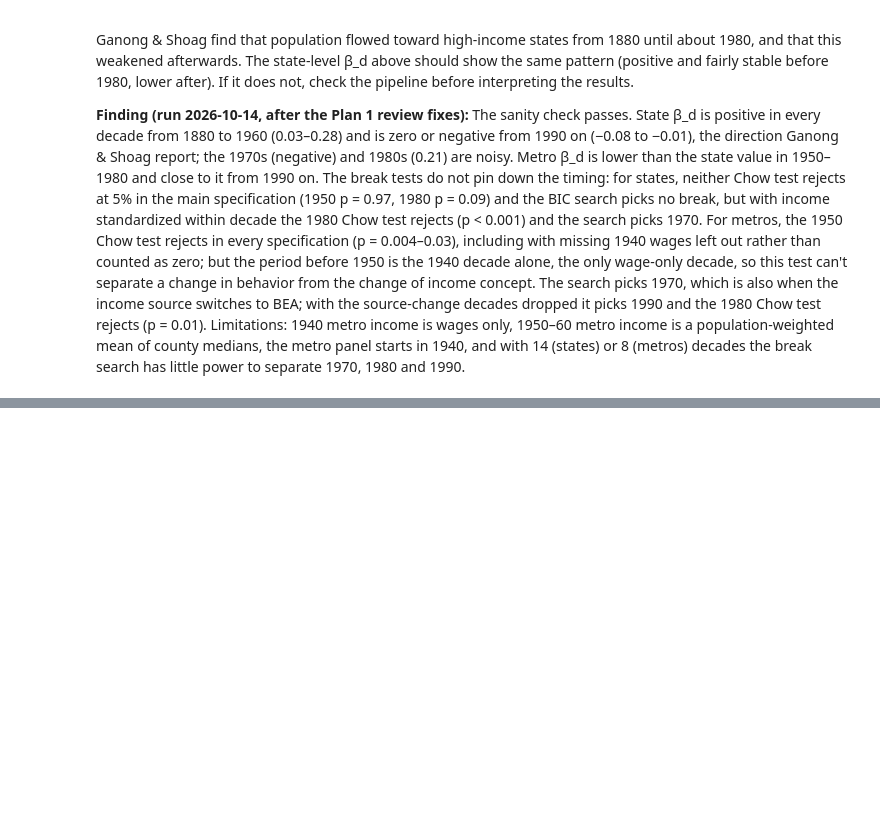
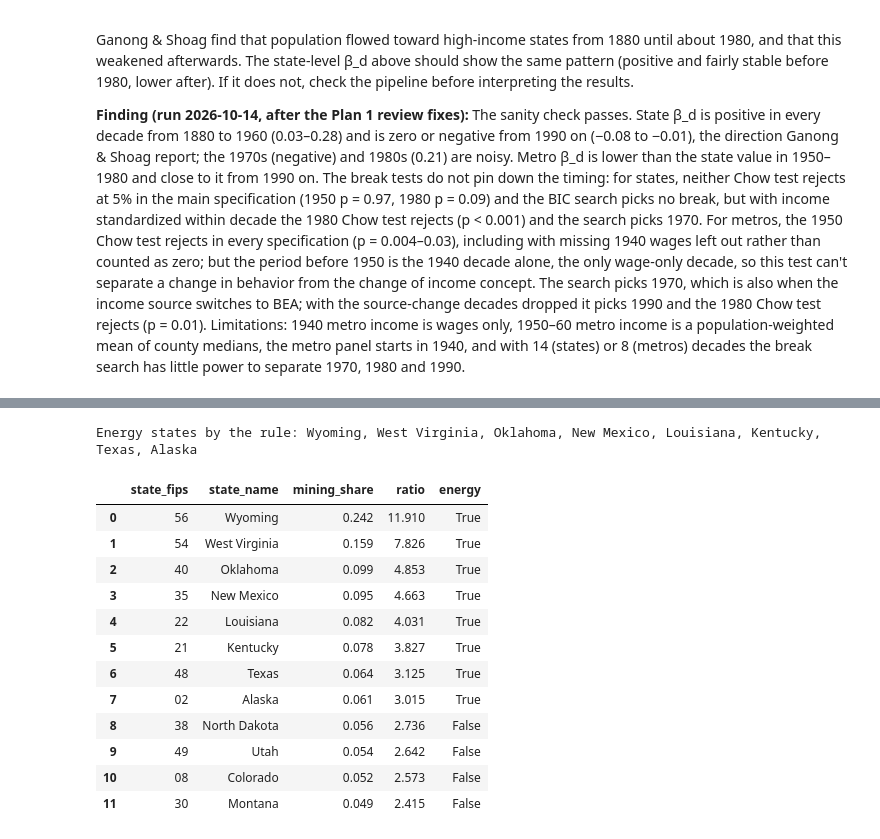
Before and after one commit to dime35/us-housing-crisis-analysis, a Jupyter notebook: notebooks/1.1-lr-us-structural-break.ipynb, the cells around one changed output, grey strips where cells are left out. Cells and saved outputs as stored; diff of their text form; code cells hidden in the pictures; blank space fills up the shorter version.

```diff
--- a/notebooks/1.1-lr-us-structural-break.ipynb
+++ b/notebooks/1.1-lr-us-structural-break.ipynb
@@ -121,0 +134,30 @@ pipeline before interpreting the results.
+# %%
+from us_housing_crisis_analysis import features
+from us_housing_crisis_analysis.config import (
+    ENERGY_STATES_HAND, INTERIM_DATA_DIR, RQ0B_ANNUAL_END, RQ0B_ANNUAL_METRO_START,
+    RQ0B_ANNUAL_STATE_START, WWII_GROWTH_YEARS,
+)
+from us_housing_crisis_analysis.modeling import annual_breaks as ab
+from us_housing_crisis_analysis.plots import MUTED, SERIES_COLORS, SERIES_MARKERS
+
+annual = {"states": pd.read_parquet(PROCESSED_DATA_DIR / "us_state_annual.parquet"),
+          "metros": pd.read_parquet(PROCESSED_DATA_DIR / "us_metro_annual.parquet")}
+energy = features.energy_states(pd.read_parquet(INTERIM_DATA_DIR / "bea.parquet"))
+energy_rule = set(energy.loc[energy.energy, "state_fips"])
+print("Energy states by the rule:", ", ".join(energy.loc[energy.energy, "state_name"]))
+energy.head(12).round(3)
+# %% [output]
+Energy states by the rule: Wyoming, West Virginia, Oklahoma, New Mexico, Louisiana, Kentucky, Texas, Alaska
+|  | state_fips | state_name | mining_share | ratio | energy |
+| 0 | 56 | Wyoming | 0.242 | 11.910 | True |
+| 1 | 54 | West Virginia | 0.159 | 7.826 | True |
+| 2 | 40 | Oklahoma | 0.099 | 4.853 | True |
+| 3 | 35 | New Mexico | 0.095 | 4.663 | True |
+| 4 | 22 | Louisiana | 0.082 | 4.031 | True |
+| 5 | 21 | Kentucky | 0.078 | 3.827 | True |
+| 6 | 48 | Texas | 0.064 | 3.125 | True |
+| 7 | 02 | Alaska | 0.061 | 3.015 | True |
+| 8 | 38 | North Dakota | 0.056 | 2.736 | False |
+| 9 | 49 | Utah | 0.054 | 2.642 | False |
+| 10 | 08 | Colorado | 0.052 | 2.573 | False |
+| 11 | 30 | Montana | 0.049 | 2.415 | False |
```
Also changed, not shown: parts of 9 cells of this notebook, 6 other files.
